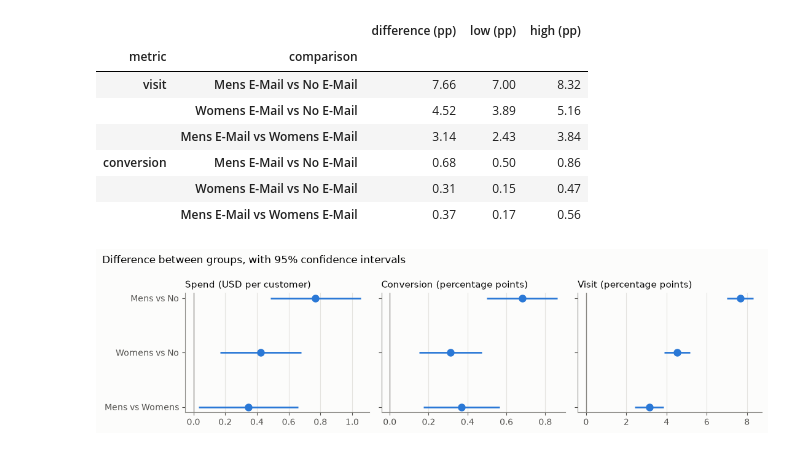
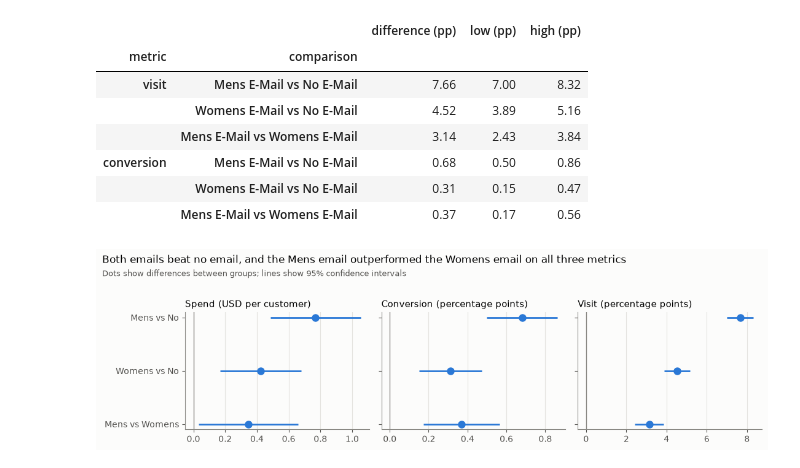
Before and after one commit to flora29058486/email-campaign-targeting, a Jupyter notebook: notebooks/01_01_average_effects.ipynb, the cells around one changed output. Drawn from its saved outputs; the diff is of its cells as text; code cells hidden in the pictures.

Commit message:
Use conclusion as chart title and clarify repeated-row reasoning
Co-Authored-By: Claude Opus 5.5 <noreply@anthropic.com>

```diff
--- a/notebooks/01_01_average_effects.ipynb
+++ b/notebooks/01_01_average_effects.ipynb
@@ -112,34 +112,37 @@ plt.rcParams.update({
     "axes.titlelocation": "left",
     "axes.labelcolor": "#52514e",
     "xtick.color": "#52514e",
     "ytick.color": "#52514e",
     "text.parse_math": False,
 })
 
 labels = [f"{treated.split()[0]} vs {control.split()[0]}" for treated, control in COMPARISONS]
 panels = [
     ("Spend (USD per customer)", spend_effects["difference"], spend_effects["welch_low"], spend_effects["welch_high"]),
     ("Conversion (percentage points)", rate_effects.loc["conversion", "difference"] * 100,
      rate_effects.loc["conversion", "low"] * 100, rate_effects.loc["conversion", "high"] * 100),
     ("Visit (percentage points)", rate_effects.loc["visit", "difference"] * 100,
      rate_effects.loc["visit", "low"] * 100, rate_effects.loc["visit", "high"] * 100),
 ]
 
-fig, axes = plt.subplots(1, 3, figsize=(11, 3), sharey=True)
+fig, axes = plt.subplots(1, 3, figsize=(11, 3.3), sharey=True)
 positions = np.arange(len(labels))
 for ax, (title, estimate, low, high) in zip(axes, panels):
     estimate, low, high = estimate.to_numpy(), low.to_numpy(), high.to_numpy()
     ax.axvline(0, color="#8a8984", linewidth=1)
     ax.hlines(positions, low, high, color=BLUE, linewidth=2)
     ax.plot(estimate, positions, "o", color=BLUE, markersize=8)
     ax.set_title(title)
     ax.grid(axis="x", color="#e4e3df", linewidth=0.8)
     ax.set_axisbelow(True)
 axes[0].set_yticks(positions, labels=labels)
 axes[0].invert_yaxis()
-fig.suptitle("Difference between groups, with 95% confidence intervals", x=0.01, ha="left", fontsize=12)
-plt.tight_layout()
+fig.suptitle("Both emails beat no email, and the Mens email outperformed the Womens email on all three metrics",
+             x=0.01, ha="left", fontsize=12)
+fig.text(0.01, 0.875, "Dots show differences between groups; lines show 95% confidence intervals",
+         ha="left", fontsize=9, color="#52514e")
+plt.tight_layout(rect=(0, 0, 1, 0.9))
 fig.savefig("../reports/figures/average_effects.png", dpi=150, bbox_inches="tight")
 plt.show()
 # %% [output]
-[figure, old version]
+[figure, new version]
```
Also changed, not shown: 3 other files.
